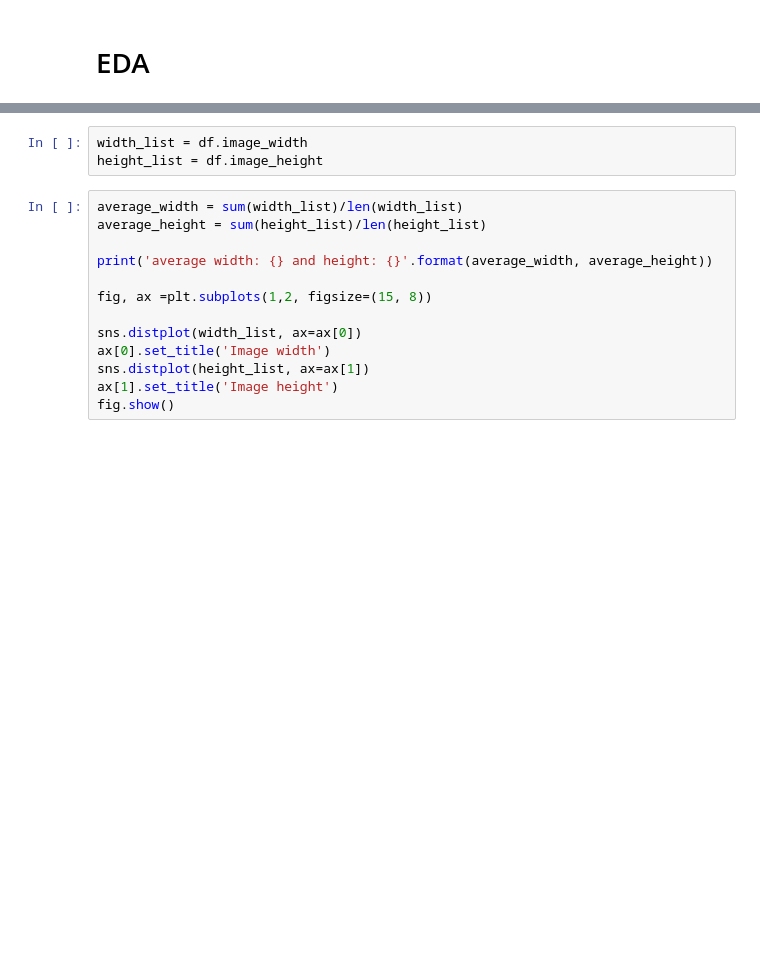
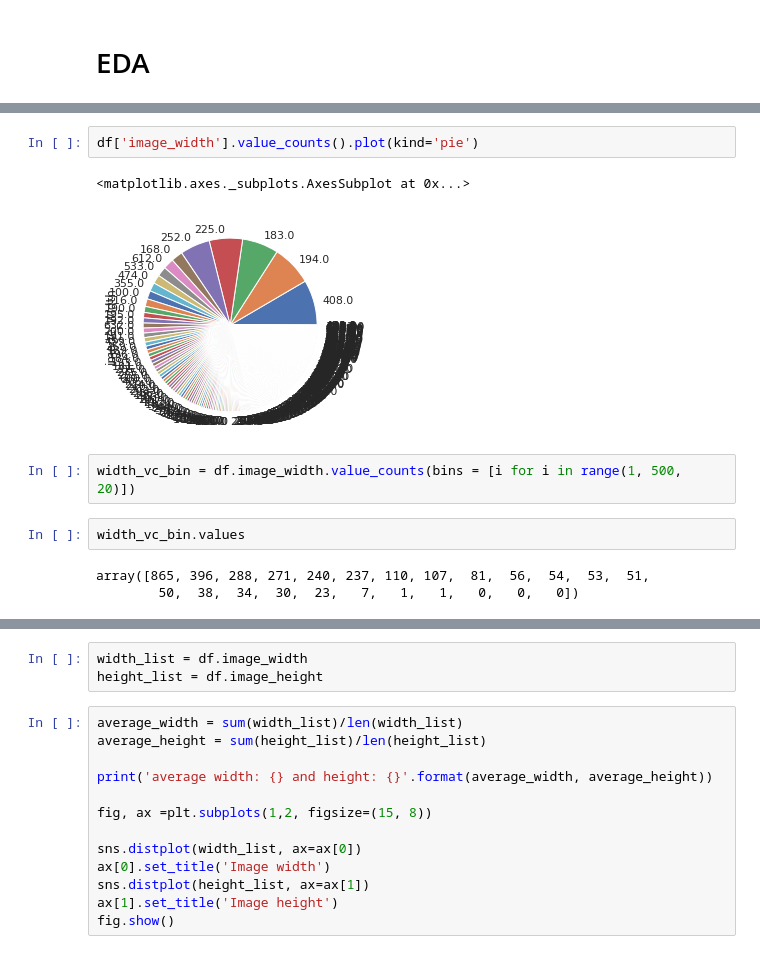
Before and after one commit to udaylunawat/Whats-this-rock, a Jupyter notebook: notebooks/EDA.ipynb, the cells around one changed output, grey strips where cells are left out. Drawn from its saved outputs; the diff is of its cells as text; blank space fills up the shorter version.

```diff
--- a/notebooks/EDA.ipynb
+++ b/notebooks/EDA.ipynb
@@ -159,0 +348,12 @@ memory usage: 91.1+ KB
+# %%
+df['image_width'].value_counts().plot(kind='pie')
+# %% [output]
+<matplotlib.axes._subplots.AxesSubplot at 0x...>
+[figure, added]
+# %%
+width_vc_bin = df.image_width.value_counts(bins = [i for i in range(1, 500, 20)])
+# %%
+width_vc_bin.values
+# %% [output]
+array([865, 396, 288, 271, 240, 237, 110, 107,  81,  56,  54,  53,  51,
+        50,  38,  34,  30,  23,   7,   1,   1,   0,   0,   0])
```
Also changed, not shown: parts of 38 cells of this notebook, 2 other files.
